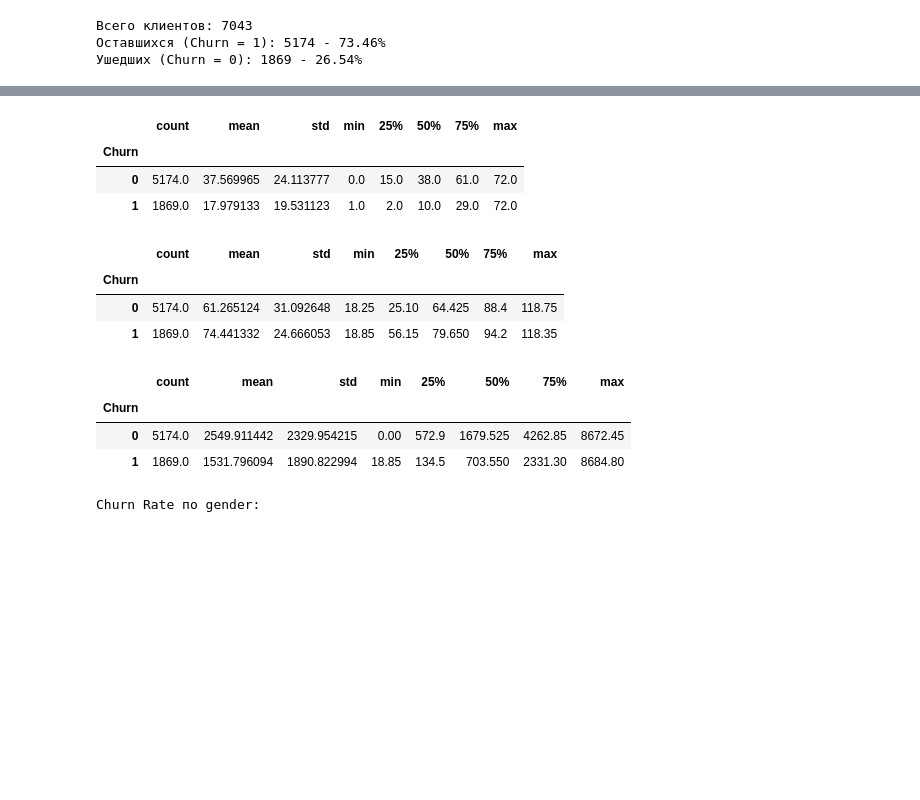
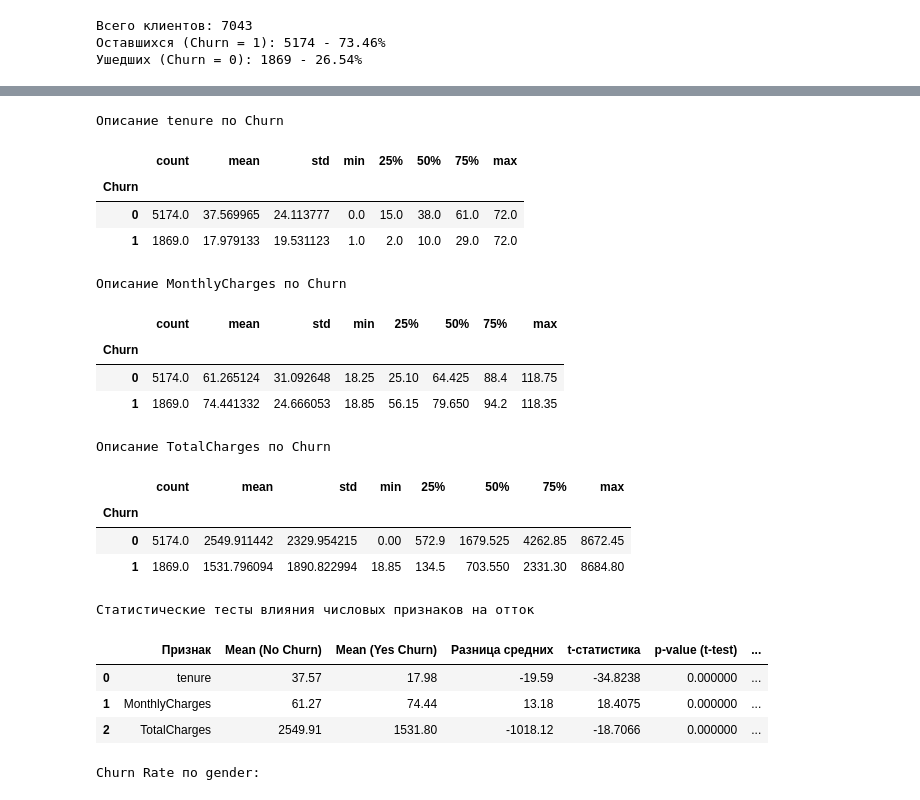
Before and after one commit to temakiselevv/telco-churn-project, a Jupyter notebook: notebooks/02_eda.ipynb, the cells around one changed output, grey strips where cells are left out. Cells and saved outputs as stored; diff of their text form; code cells hidden in the pictures; blank space fills up the shorter version.

```diff
--- a/notebooks/02_eda.ipynb
+++ b/notebooks/02_eda.ipynb
@@ -200,7 +186,6 @@ for col in categorical_cols:
 # Распределение числовых переменных с разделением по Churn
 
 for col in numerical_cols:
-    display(df.groupby('Churn')[col].describe())
     fig = px.histogram(df, x=col, color='Churn',
                         marginal='box',
                         nbins=50,
@@ -208,20 +193,73 @@ for col in numerical_cols:
                         color_discrete_sequence=px.colors.qualitative.Set2,
                         barmode='overlay')
     fig.update_layout(height=500)
+
+    print(f'Описание {col} по Churn:')
+    display(df.groupby('Churn')[col].describe())
     fig.show()
 # %% [output]
+Описание tenure по Churn
 |  | count | mean | std | min | 25% | 50% | 75% | max |
 | Churn |  |  |  |  |  |  |  |  |
 | 0 | 5174.0 | 37.569965 | 24.113777 | 0.0 | 15.0 | 38.0 | 61.0 | 72.0 |
 | 1 | 1869.0 | 17.979133 | 19.531123 | 1.0 | 2.0 | 10.0 | 29.0 | 72.0 |
+Описание MonthlyCharges по Churn
 |  | count | mean | std | min | 25% | 50% | 75% | max |
 | Churn |  |  |  |  |  |  |  |  |
 | 0 | 5174.0 | 61.265124 | 31.092648 | 18.25 | 25.10 | 64.425 | 88.4 | 118.75 |
 | 1 | 1869.0 | 74.441332 | 24.666053 | 18.85 | 56.15 | 79.650 | 94.2 | 118.35 |
+Описание TotalCharges по Churn
 |  | count | mean | std | min | 25% | 50% | 75% | max |
 | Churn |  |  |  |  |  |  |  |  |
 | 0 | 5174.0 | 2549.911442 | 2329.954215 | 0.00 | 572.9 | 1679.525 | 4262.85 | 8672.45 |
 | 1 | 1869.0 | 1531.796094 | 1890.822994 | 18.85 | 134.5 | 703.550 | 2331.30 | 8684.80 |
+# %%
+# Статистические тесты: влияние числовых признаков на Churn
+
+results = []
+
+for col in numerical_cols:
+    group_yes = df[df['Churn'] == 1][col]
+    group_no  = df[df['Churn'] == 0][col]
+
+    # t-тест
+    t_stat, p_value_t = ttest_ind(group_yes, group_no, equal_var=False, nan_policy='omit')
+
+    # Point-Biserial Correlation
+    corr, p_value_pb = pointbiserialr(df['Churn'], df[col])
+
+    # Интерпретация силы связи
+    if abs(corr) < 0.1:
+        strength = "очень слабая"
+    elif abs(corr) < 0.3:
+        strength = "слабая"
+    elif abs(corr) < 0.5:
+        strength = "средняя"
+    else:
+        strength = "сильная"
+
+    results.append({
+        'Признак': col,
+        'Mean (No Churn)': round(group_no.mean(), 2),
+        'Mean (Yes Churn)': round(group_yes.mean(), 2),
+        'Разница средних': round(group_yes.mean() - group_no.mean(), 2),
+        't-статистика': round(t_stat, 4),
+        'p-value (t-test)': f"{p_value_t:.6f}",
+        'Корреляция (Point-Biserial)': round(corr, 4),
+        'Сила связи': strength,
+        'p-value (корр.)': f"{p_value_pb:.6f}"
+    })
+
+# Вывод результатов в виде таблицы
+print("Статистические тесты влияния числовых признаков на отток")
+stats_df = pd.DataFrame(results)
+display(stats_df)
+# %% [output]
+Статистические тесты влияния числовых признаков на отток
+|  | Признак | Mean (No Churn) | Mean (Yes Churn) | Разница средних | t-статистика | p-value (t-test) | ... |
+| 0 | tenure | 37.57 | 17.98 | -19.59 | -34.8238 | 0.000000 | ... |
+| 1 | MonthlyCharges | 61.27 | 74.44 | 13.18 | 18.4075 | 0.000000 | ... |
+| 2 | TotalCharges | 2549.91 | 1531.80 | -1018.12 | -18.7066 | 0.000000 | ... |
 # %%
 # Анализ оттока (Churn = 1) по категориям
 
```
Also changed, not shown: parts of 8 cells of this notebook.
